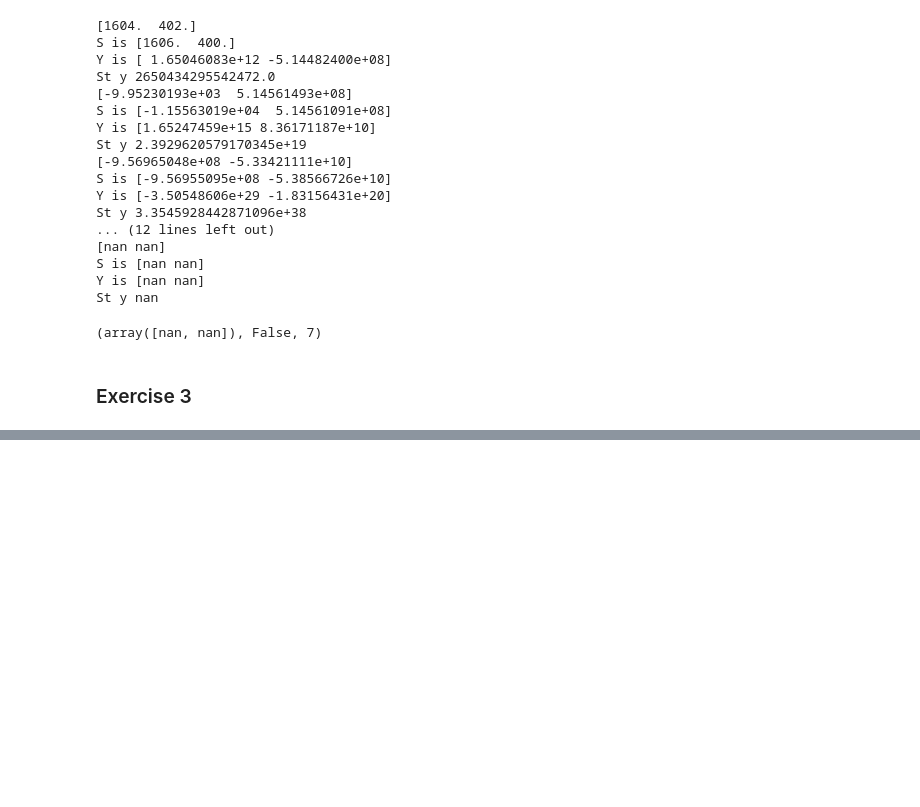
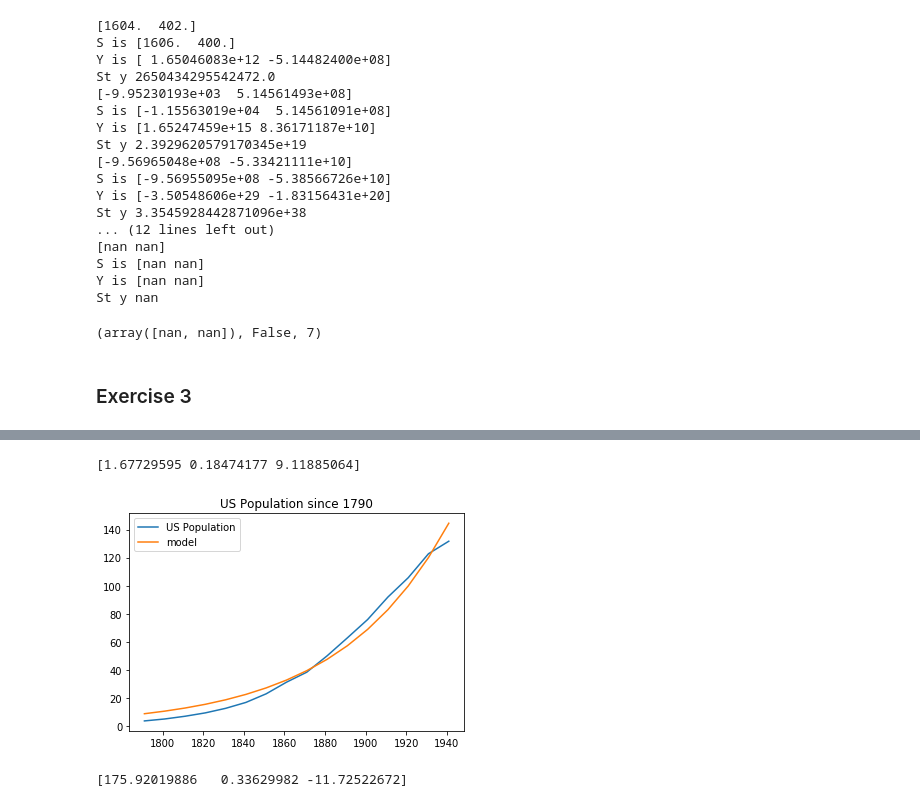
Before and after one commit to tpellet/BootCamp2019, a Jupyter notebook: ProblemSets/Computation/Week 5 - Pandas lab/Problem Set - Quasi-Newton Methods.ipynb, the cells around one changed output, grey strips where cells are left out. Cells and saved outputs as stored; diff of their text form; code cells hidden in the pictures; blank space fills up the shorter version.

```diff
--- a/ProblemSets/Computation/Week 5 - Pandas lab/Problem Set - Quasi-Newton Methods.ipynb
+++ b/ProblemSets/Computation/Week 5 - Pandas lab/Problem Set - Quasi-Newton Methods.ipynb
@@ -173,0 +243,6 @@ def comparison(N):
+# %%
+from scipy.optimize import leastsq
+import pandas as pd
+
+data = np.load('population.npy')
+data
@@ -173,0 +266,53 @@ def comparison(N):
+# %%
+time = pd.date_range('1790', periods= 16, freq = '10Y' )
+
+dataset = pd.DataFrame(data[:,1], index = time)
+# dataset.plot()
+# # plt.plot(time, data[:,1])
+# # plt.show()
+
+x0 = np.array([1.5, .4, 2.5])
+model1 = lambda x, t: x[0]*np.exp(x[1]*(t + x[2]))
+T = data[:,0]
+y = data[:,1]
+residual = lambda x: model1(x, T) - y
+
+# Define the Jacobian of the residual function, computed by hand.
+jac = lambda x: np.column_stack((np.exp(x[1]*(T + x[2])), \
+                                 (T + x[2])*x[0]*np.exp(x[1]*(T + x[2])), \
+                                x[1]*x[0]*np.exp(x[1]*(T + x[2]))))
+
+
+X = leastsq(func=residual, x0=x0, Dfun=jac)[0]
+
+print(X)
+# %% [output]
+[1.67729595 0.18474177 9.11885064]
+# %%
+yhat = model1(X,T)
+plt.plot(time, data[:,1])
+plt.plot(time, yhat)
+plt.legend(['US Population', 'model'])
+plt.title('US Population since 1790')
+plt.show()
+# %% [output]
+[figure, added]
+# %%
+#Different model
+
+x0 = np.array([150, .4, -15])
+model = lambda x, t: x[0]/(1 + np.exp(-x[1]*(t + x[2])))
+T = data[:,0]
+y = data[:,1]
+residual = lambda x: model(x, T) - y
+
+# Define the Jacobian of the residual function, computed by hand.
+jac = lambda x: np.column_stack((1/(1 + np.exp(-x[1]*(T + x[2]))), \
+                                 x[0]*(T + x[2])*(1 + np.exp(-x[1]*(T + x[2])))**(-2), \
+                                 x[0]*x[1]*(1 + np.exp(-x[1]*(T + x[2])))**(-2)))
+
+
+X = leastsq(func=residual, x0=x0, Dfun=jac)[0]
+print(X)
+# %% [output]
+[175.92019886   0.33629982 -11.72522672]
```
Also changed, not shown: parts of 8 cells of this notebook, 1 other file.
